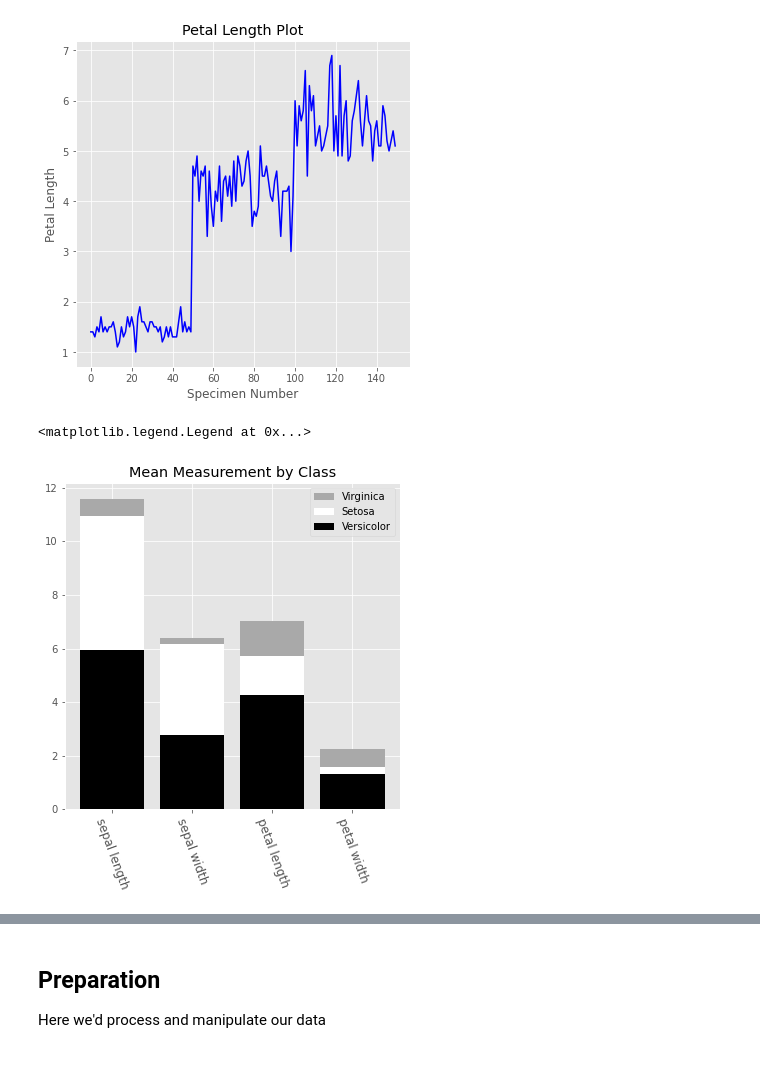
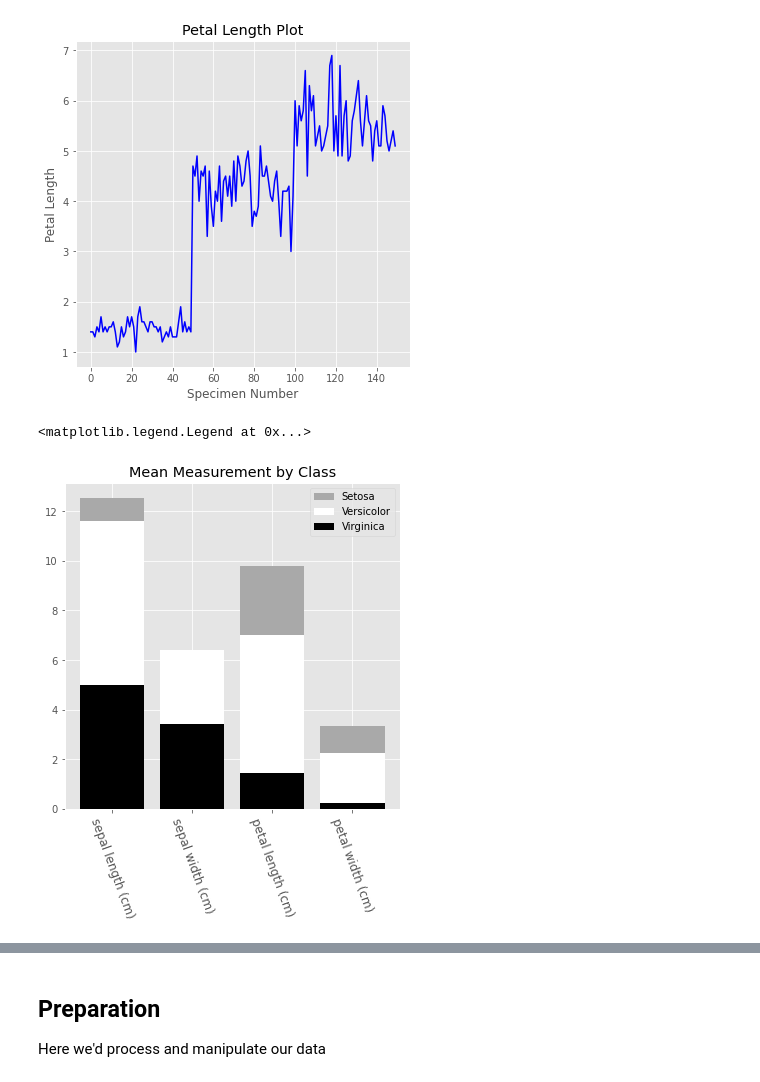
Before and after one commit to stevenkolawole/Python-ML-Blueprints, a Jupyter notebook: 1.-Baby-Steps-into-Data-Analysis-and-Machine-Learning/Baby steps into ML.ipynb, the cells around one changed output, grey strips where cells are left out. Drawn from its saved outputs; the diff is of its cells as text; code cells hidden in the pictures.

Commit message:
modified 1 with sklearn.datasets, starts 2

```diff
--- a/1.-Baby-Steps-into-Data-Analysis-and-Machine-Learning/Baby steps into ML.ipynb
+++ b/1.-Baby-Steps-into-Data-Analysis-and-Machine-Learning/Baby steps into ML.ipynb
@@ -6,7 +6,8 @@
 - Numerical Python library, NumPy for short, is used to perform numerical operations on data.
 - Built on NumPy, Pandas is an excellent tool for Data Analysis.
 # %%
-import os
-import requests
 import numpy as np
 import pandas as pd
+from sklearn import datasets
+
+iris_data = datasets.load_iris()
@@ -39,0 +22,6 @@ df.head()
+# %%
+df_data = pd.DataFrame(iris_data['data'], columns=iris_data['feature_names'])
+# %%
+df_target = pd.DataFrame(iris_data['target'], columns=['species'])
+# %%
+df = pd.concat([df_data, df_target], axis=1)
@@ -220,26 +277,25 @@ Text(0.5, 1.0, 'Petal Length Plot')
 # %%
 # A Bar-chart of the mean of each feature for the 3 classes of irises
 
 fig, ax = plt.subplots(figsize=(6,6))
-bar_width = .8
 labels = [x for x in df.columns if 'length' in x or 'width' in x]
 
-ver_y = [df[df['class'] == 'Iris-versicolor'][x].mean() for x in labels]
-vir_y = [df[df['class'] == 'Iris-virginica'][x].mean() for x in labels]
-set_y = [df[df['class'] == 'Iris-setosa'][x].mean() for x in labels]
+ver_y = [df[df['species'] == 0][x].mean() for x in labels]
+vir_y = [df[df['species'] == 1][x].mean() for x in labels]
+set_y = [df[df['species'] == 2][x].mean() for x in labels]
 x = np.arange(len(labels))
 
-plt.bar(x, vir_y, bar_width, bottom=set_y, color='darkgrey')
-plt.bar(x, set_y, bar_width, bottom=ver_y, color='white')
-plt.bar(x, ver_y, bar_width, color='black')
+plt.bar(x, vir_y, bottom=set_y, color='darkgrey')
+plt.bar(x, set_y, bottom=ver_y, color='white')
+plt.bar(x, ver_y, color='black')
 
 plt.xticks(x)
 ax.set_xticklabels(labels, rotation=-70, fontsize=12);
 plt.title('Mean Measurement by Class')
-plt.legend(['Virginica', 'Setosa', 'Versicolor'])
+plt.legend(['Setosa', 'Versicolor', 'Virginica'])
 # %% [output]
 <matplotlib.legend.Legend at 0x...>
-[figure, old version]
+[figure, new version]
 # %%
 import seaborn as sns
 
```
Also changed, not shown: parts of 47 cells of this notebook, 1 other file.
